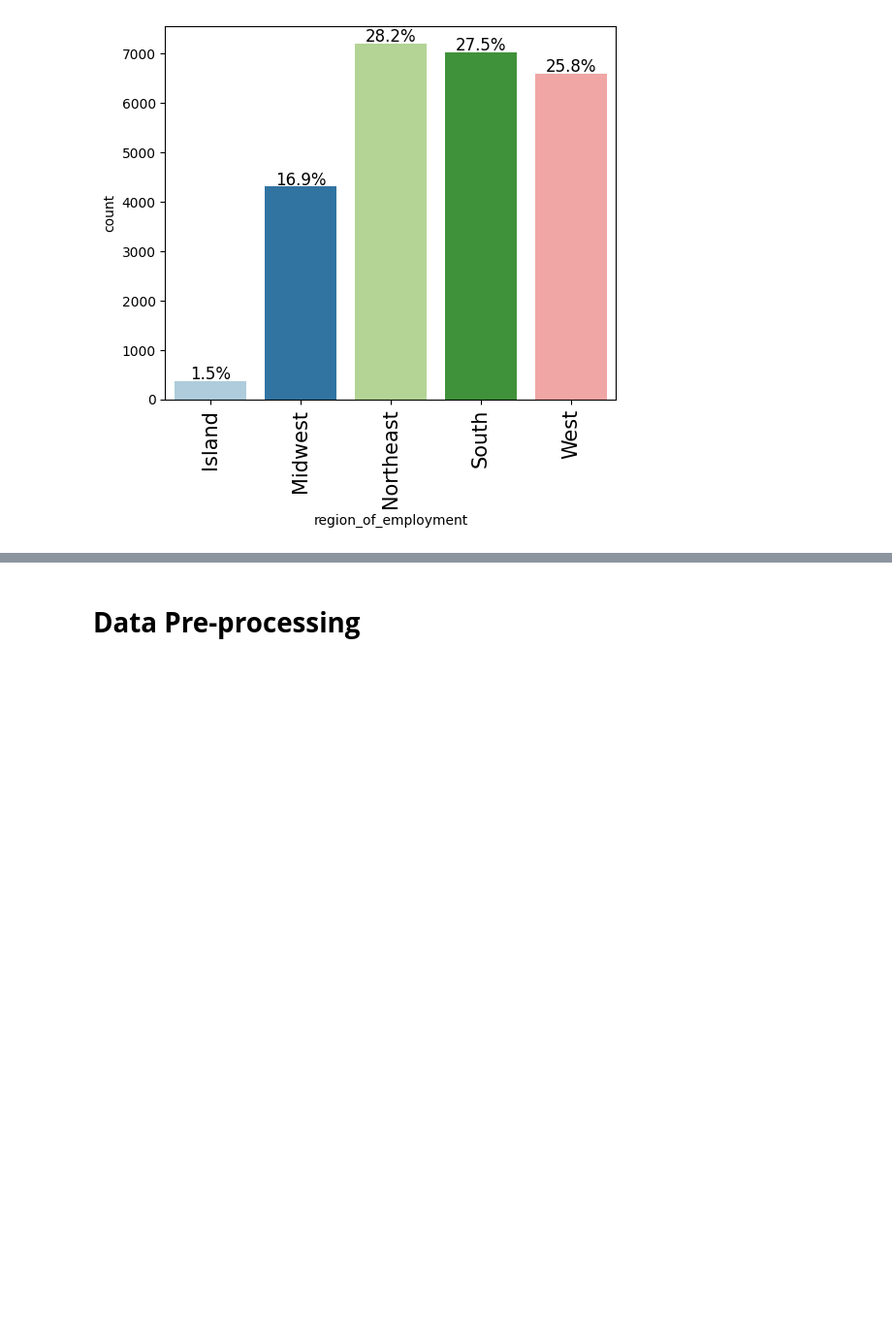
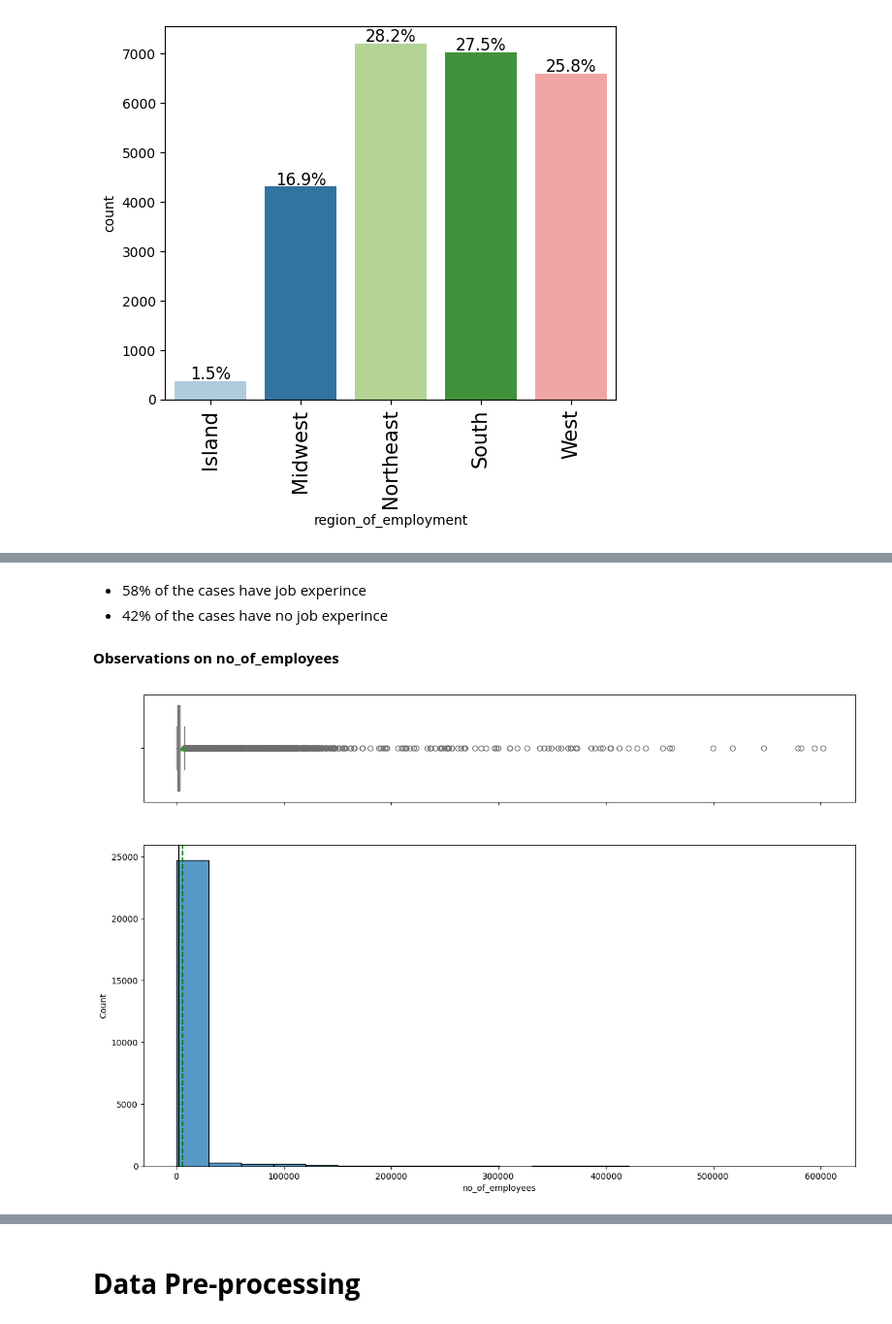
Before and after one commit to uday-d4/UTAI_AdvancedMachineLearningProject, a Jupyter notebook: Project_Full_Code_Notebook_EasyVisa (1).ipynb, the cells around one changed output, grey strips where cells are left out. Shown at 97% size. Saved outputs shown, nothing was run; the diff lists cells and outputs as text; code cells hidden in the pictures; blank space fills up the shorter version.

```diff
--- a/Project_Full_Code_Notebook_EasyVisa (1).ipynb
+++ b/Project_Full_Code_Notebook_EasyVisa (1).ipynb
@@ -450,0 +461,10 @@ labeled_barplot(df, "region_of_employment", perc=True)
+# %% [markdown]
+*  58% of the cases have job experince
+*  42% of the cases have no job experince
+# %% [markdown]
+**Observations on no_of_employees**
+# %%
+
+histogram_boxplot(df, 'no_of_employees', bins = 20)
+# %% [output]
+[figure, added]
```
Also changed, not shown: parts of 17 cells of this notebook.
